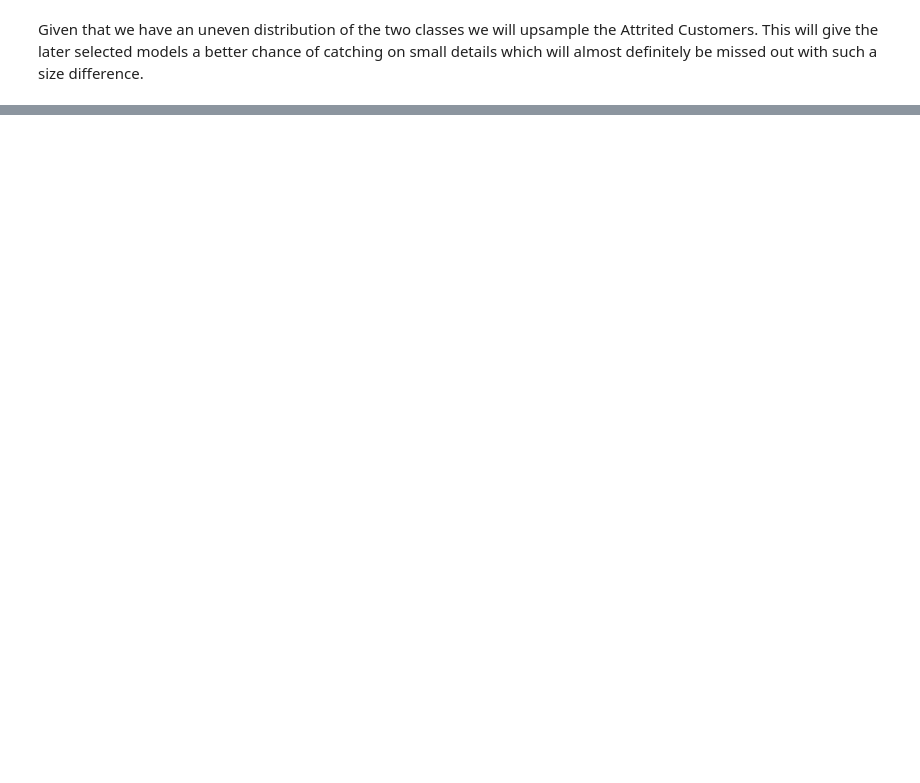
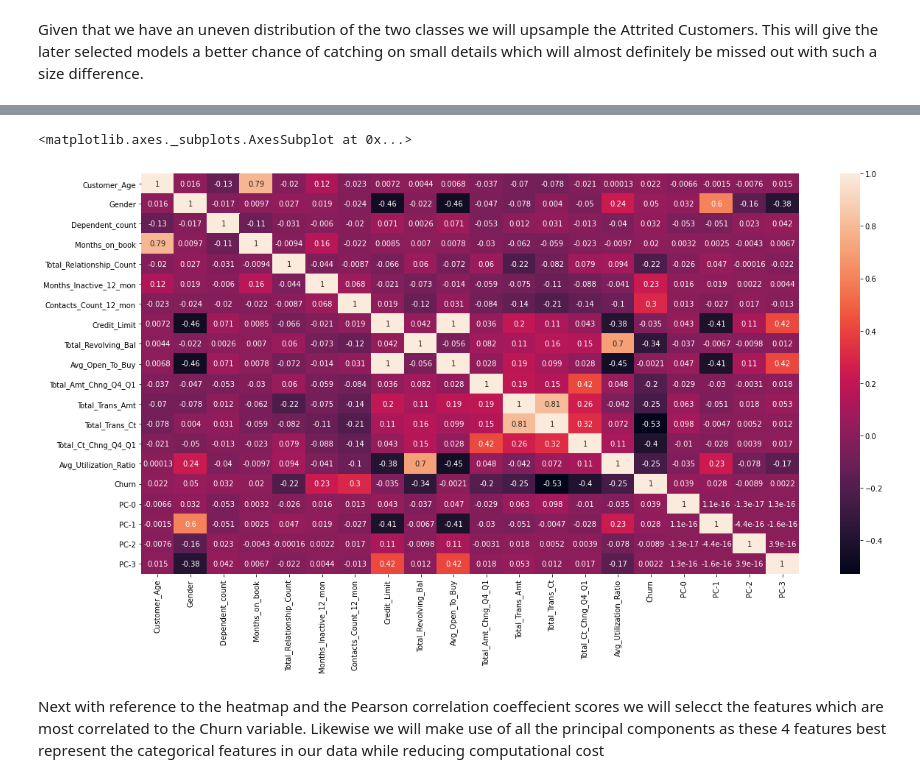
Before and after one commit to tdegamboda/Kaggle_Rough, a Jupyter notebook: Customer_Attrition.ipynb, the cells around one changed output, grey strips where cells are left out. Saved outputs shown, nothing was run; the diff lists cells and outputs as text; code cells hidden in the pictures; blank space fills up the shorter version.

```diff
--- a/Customer_Attrition.ipynb
+++ b/Customer_Attrition.ipynb
@@ -229,0 +346,3 @@ Given that we have an uneven distribution of the two classes we will upsample th
+# %%
+usampled_df_with_pcs = pd.concat([usampled_df, pd.DataFrame(data = pc_matrix, columns = ['PC-{}'.format(i) for i in range(N_COMPONENTS)])], axis = 1)
+usampled_df_with_pcs.head()
@@ -229,0 +356,8 @@ Given that we have an uneven distribution of the two classes we will upsample th
+# %%
+plt.figure(figsize = (20, 10))
+sns.heatmap(usampled_df_with_pcs.corr('pearson'), annot = True)
+# %% [output]
+<matplotlib.axes._subplots.AxesSubplot at 0x...>
+[figure, added]
+# %% [markdown]
+Next with reference to the heatmap and the Pearson correlation coeffecient scores we will selecct the features which are most correlated to the Churn variable. Likewise we will make use of all the principal components as these 4 features best represent the categorical features in our data while reducing computational cost
```
Also changed, not shown: parts of 26 cells of this notebook.
